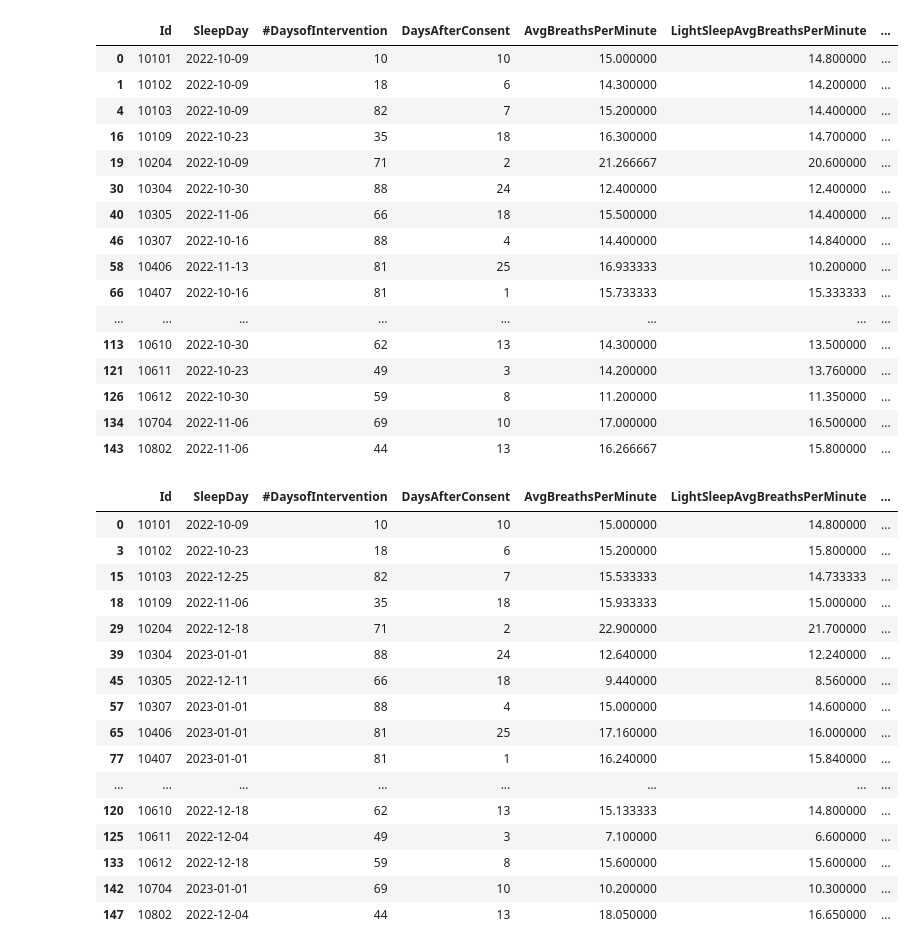
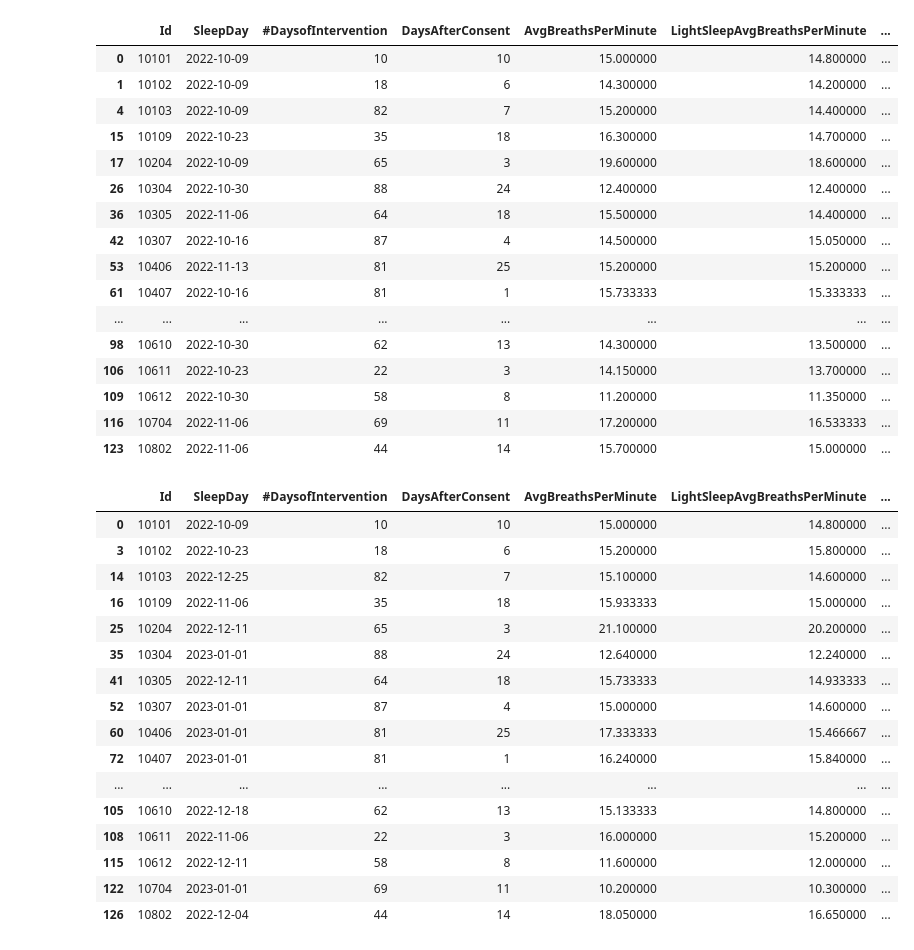
Before and after one commit to tylerwong1/happy_teacher, a Jupyter notebook: Happy Teacher Analysis.ipynb, the cells around one changed output. Saved outputs shown, nothing was run; the diff lists cells and outputs as text; code cells hidden in the pictures.

```diff
--- a/Happy Teacher Analysis.ipynb
+++ b/Happy Teacher Analysis.ipynb
@@ -3,6 +3,6 @@ import pandas as pd
 import numpy as np
 pd.options.mode.chained_assignment = None  # default='warn'
 # %%
-df = pd.read_csv('datatsets/fitbitDailySpO2_merged.csv')
+df = pd.read_csv('datatsets/fitbitBreathingRate_merged.csv')
 df
 # %% [output]
@@ -46,0 +47,3 @@ df
+# %%
+df = df.loc[~((df['AvgBreathsPerMinute'] == 0) | (df['LightSleepAvgBreathsPerMinute'] == -1.0) | (df['DeepSleepAvgBreathsPerMinute'] == -1.0) | (df['REMSleepAvgBreathsPerMinute'] == -1.0))]
+df
@@ -166,8 +199,8 @@ convert
 # %%
-start = convert.iloc[[0,1,4,16,19,30,40,46,58,66,78,82,92,102,111,113,121,126,134,143]]
+start = convert.iloc[[0,1,4,15,17,26,36,42,53,61,73,76,82,91,96,98,106,109,116,123]]
 
-num_days_intervention = [10,18,82,35,71,88,66,88,81,81,62,81,65,66,15,62,49,59,69,44]
-days_after_consent = [10,6,7,18,2,24,18,4,25,1,31,5,2,1,3,13,3,8,10,13]
+num_days_intervention = [10,18,82,35,65,88,64,87,81,81,52,80,65,63,15,62,22,58,69,44]
+days_after_consent = [10,6,7,18,3,24,18,4,25,1,31,15,2,3,3,13,3,8,11,14]
 
 start.insert(2, '#DaysofIntervention', num_days_intervention)
 start.insert(3, 'DaysAfterConsent', days_after_consent)
@@ -177,42 +210,42 @@ start
 | 0 | 10101 | 2022-10-09 | 10 | 10 | 15.000000 | 14.800000 | ... |
 | 1 | 10102 | 2022-10-09 | 18 | 6 | 14.300000 | 14.200000 | ... |
 | 4 | 10103 | 2022-10-09 | 82 | 7 | 15.200000 | 14.400000 | ... |
-| 16 | 10109 | 2022-10-23 | 35 | 18 | 16.300000 | 14.700000 | ... |
-| 19 | 10204 | 2022-10-09 | 71 | 2 | 21.266667 | 20.600000 | ... |
-| 30 | 10304 | 2022-10-30 | 88 | 24 | 12.400000 | 12.400000 | ... |
-| 40 | 10305 | 2022-11-06 | 66 | 18 | 15.500000 | 14.400000 | ... |
-| 46 | 10307 | 2022-10-16 | 88 | 4 | 14.400000 | 14.840000 | ... |
-| 58 | 10406 | 2022-11-13 | 81 | 25 | 16.933333 | 10.200000 | ... |
-| 66 | 10407 | 2022-10-16 | 81 | 1 | 15.733333 | 15.333333 | ... |
+| 15 | 10109 | 2022-10-23 | 35 | 18 | 16.300000 | 14.700000 | ... |
+| 17 | 10204 | 2022-10-09 | 65 | 3 | 19.600000 | 18.600000 | ... |
+| 26 | 10304 | 2022-10-30 | 88 | 24 | 12.400000 | 12.400000 | ... |
+| 36 | 10305 | 2022-11-06 | 64 | 18 | 15.500000 | 14.400000 | ... |
+| 42 | 10307 | 2022-10-16 | 87 | 4 | 14.500000 | 15.050000 | ... |
+| 53 | 10406 | 2022-11-13 | 81 | 25 | 15.200000 | 15.200000 | ... |
+| 61 | 10407 | 2022-10-16 | 81 | 1 | 15.733333 | 15.333333 | ... |
 | ... | ... | ... | ... | ... | ... | ... | ... |
-| 113 | 10610 | 2022-10-30 | 62 | 13 | 14.300000 | 13.500000 | ... |
-| 121 | 10611 | 2022-10-23 | 49 | 3 | 14.200000 | 13.760000 | ... |
-| 126 | 10612 | 2022-10-30 | 59 | 8 | 11.200000 | 11.350000 | ... |
-| 134 | 10704 | 2022-11-06 | 69 | 10 | 17.000000 | 16.500000 | ... |
-| 143 | 10802 | 2022-11-06 | 44 | 13 | 16.266667 | 15.800000 | ... |
+| 98 | 10610 | 2022-10-30 | 62 | 13 | 14.300000 | 13.500000 | ... |
+| 106 | 10611 | 2022-10-23 | 22 | 3 | 14.150000 | 13.700000 | ... |
+| 109 | 10612 | 2022-10-30 | 58 | 8 | 11.200000 | 11.350000 | ... |
+| 116 | 10704 | 2022-11-06 | 69 | 11 | 17.200000 | 16.533333 | ... |
+| 123 | 10802 | 2022-11-06 | 44 | 14 | 15.700000 | 15.000000 | ... |
 # %%
-end = convert.iloc[[0,3,15,18,29,39,45,57,65,77,81,91,101,110,112,120,125,133,142,147]]
+end = convert.iloc[[0,3,14,16,25,35,41,52,60,72,75,81,90,95,97,105,108,115,122,126]]
 end.insert(2, '#DaysofIntervention', num_days_intervention)
 end.insert(3, 'DaysAfterConsent', days_after_consent)
 end
 # %% [output]
 |  | Id | SleepDay | #DaysofIntervention | DaysAfterConsent | AvgBreathsPerMinute | LightSleepAvgBreathsPerMinute | ... |
 | 0 | 10101 | 2022-10-09 | 10 | 10 | 15.000000 | 14.800000 | ... |
 | 3 | 10102 | 2022-10-23 | 18 | 6 | 15.200000 | 15.800000 | ... |
-| 15 | 10103 | 2022-12-25 | 82 | 7 | 15.533333 | 14.733333 | ... |
-| 18 | 10109 | 2022-11-06 | 35 | 18 | 15.933333 | 15.000000 | ... |
-| 29 | 10204 | 2022-12-18 | 71 | 2 | 22.900000 | 21.700000 | ... |
-| 39 | 10304 | 2023-01-01 | 88 | 24 | 12.640000 | 12.240000 | ... |
-| 45 | 10305 | 2022-12-11 | 66 | 18 | 9.440000 | 8.560000 | ... |
-| 57 | 10307 | 2023-01-01 | 88 | 4 | 15.000000 | 14.600000 | ... |
-| 65 | 10406 | 2023-01-01 | 81 | 25 | 17.160000 | 16.000000 | ... |
-| 77 | 10407 | 2023-01-01 | 81 | 1 | 16.240000 | 15.840000 | ... |
+| 14 | 10103 | 2022-12-25 | 82 | 7 | 15.100000 | 14.600000 | ... |
+| 16 | 10109 | 2022-11-06 | 35 | 18 | 15.933333 | 15.000000 | ... |
+| 25 | 10204 | 2022-12-11 | 65 | 3 | 21.100000 | 20.200000 | ... |
+| 35 | 10304 | 2023-01-01 | 88 | 24 | 12.640000 | 12.240000 | ... |
+| 41 | 10305 | 2022-12-11 | 64 | 18 | 15.733333 | 14.933333 | ... |
+| 52 | 10307 | 2023-01-01 | 87 | 4 | 15.000000 | 14.600000 | ... |
+| 60 | 10406 | 2023-01-01 | 81 | 25 | 17.333333 | 15.466667 | ... |
+| 72 | 10407 | 2023-01-01 | 81 | 1 | 16.240000 | 15.840000 | ... |
 | ... | ... | ... | ... | ... | ... | ... | ... |
-| 120 | 10610 | 2022-12-18 | 62 | 13 | 15.133333 | 14.800000 | ... |
-| 125 | 10611 | 2022-12-04 | 49 | 3 | 7.100000 | 6.600000 | ... |
-| 133 | 10612 | 2022-12-18 | 59 | 8 | 15.600000 | 15.600000 | ... |
-| 142 | 10704 | 2023-01-01 | 69 | 10 | 10.200000 | 10.300000 | ... |
-| 147 | 10802 | 2022-12-04 | 44 | 13 | 18.050000 | 16.650000 | ... |
+| 105 | 10610 | 2022-12-18 | 62 | 13 | 15.133333 | 14.800000 | ... |
+| 108 | 10611 | 2022-11-06 | 22 | 3 | 16.000000 | 15.200000 | ... |
+| 115 | 10612 | 2022-12-11 | 58 | 8 | 11.600000 | 12.000000 | ... |
+| 122 | 10704 | 2023-01-01 | 69 | 11 | 10.200000 | 10.300000 | ... |
+| 126 | 10802 | 2022-12-04 | 44 | 14 | 18.050000 | 16.650000 | ... |
 # %%
 with pd.ExcelWriter('Breathing Rate Data Analysis.xlsx') as writer:
     start.to_excel(writer, sheet_name='First Week')
```
Also changed, not shown: parts of 9 cells of this notebook, 12 other files.
